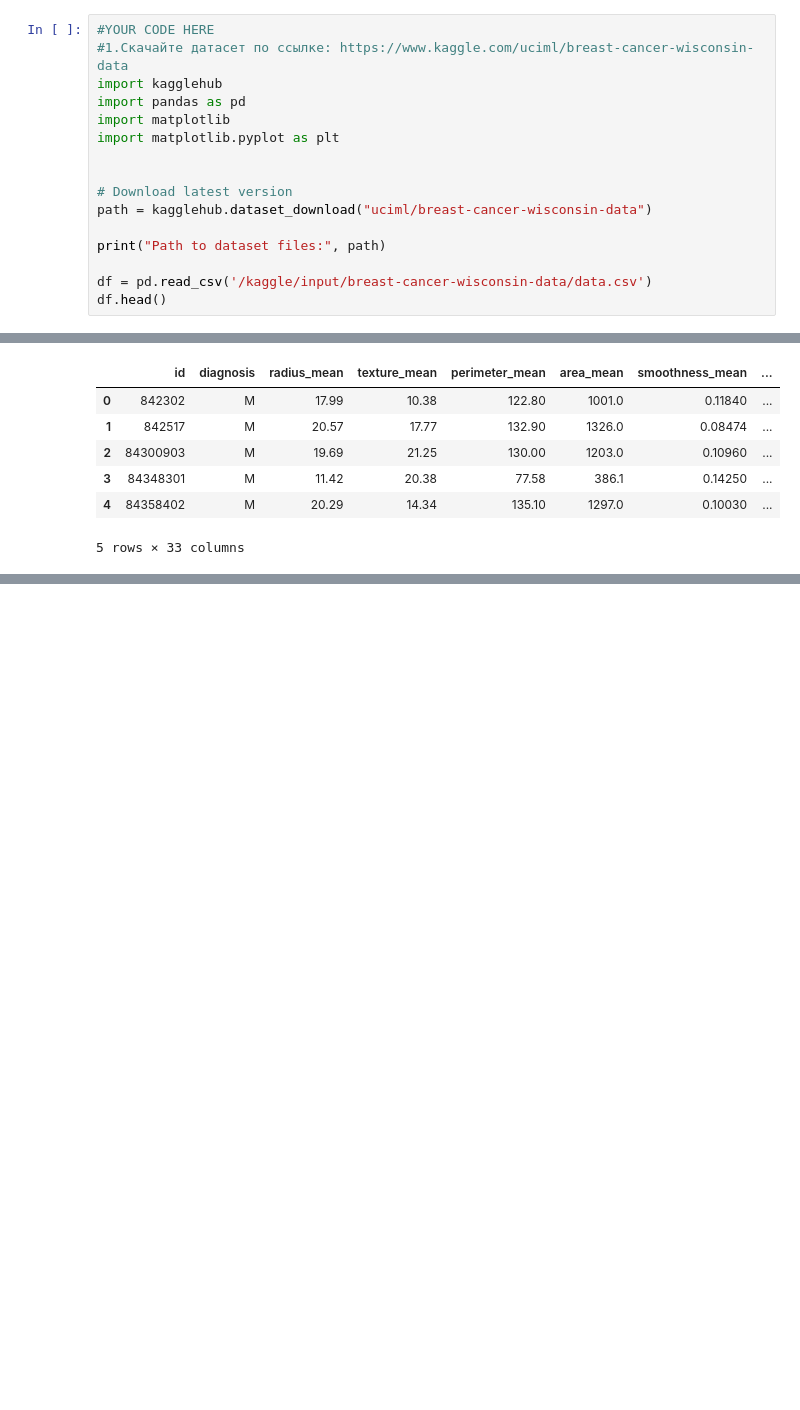
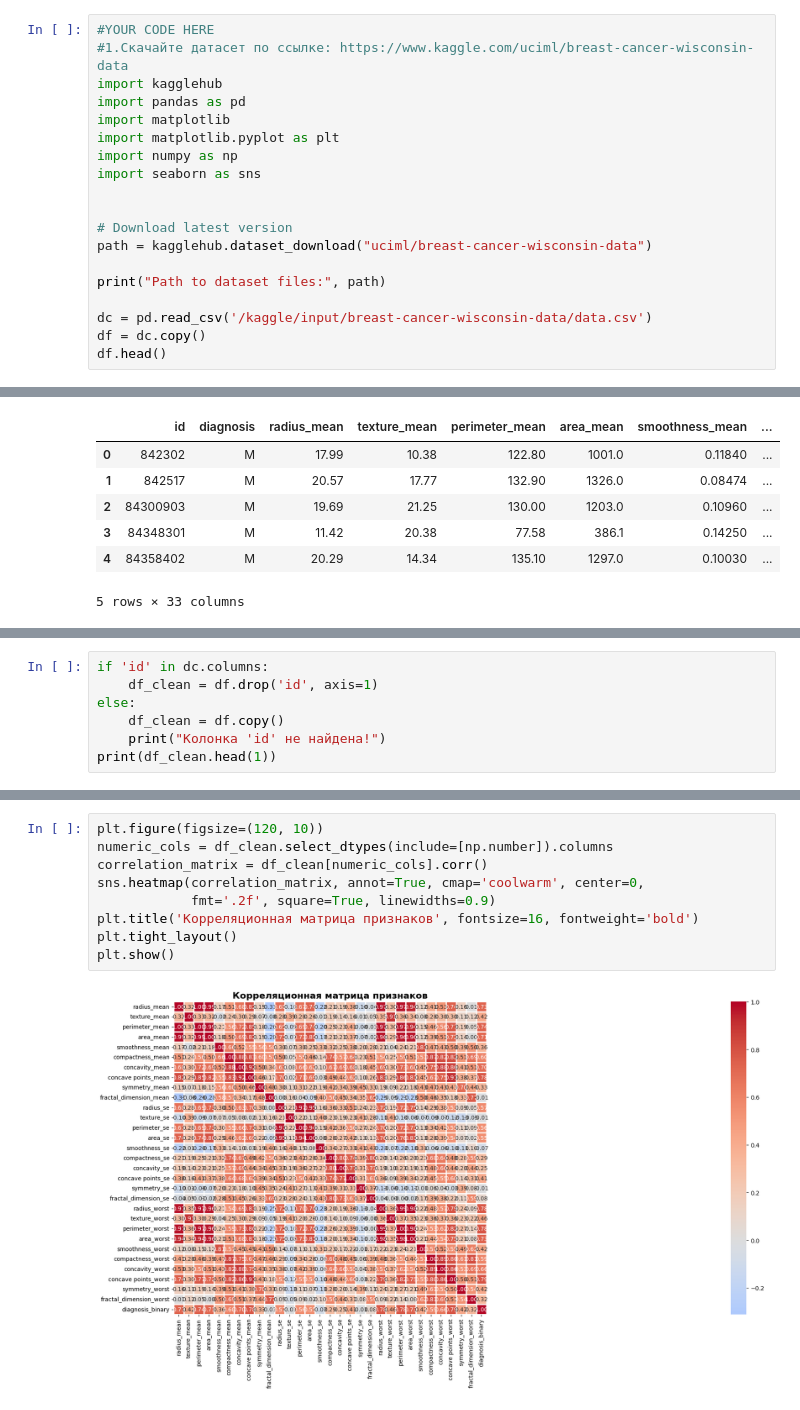
Before and after one commit to Ma-rCh/ML-Basic, a Jupyter notebook: homework_09/homework_09.ipynb, the cells around one changed output, grey strips where cells are left out. Cells and saved outputs as stored; diff of their text form; blank space fills up the shorter version.

```diff
--- a/homework_09/homework_09.ipynb
+++ b/homework_09/homework_09.ipynb
@@ -7,6 +7,8 @@ import kagglehub
 import pandas as pd
 import matplotlib
 import matplotlib.pyplot as plt
+import numpy as np
+import seaborn as sns
 
 
 # Download latest version
@@ -14,7 +16,8 @@ path = kagglehub.dataset_download("uciml/breast-cancer-wisconsin-data")
 
 print("Path to dataset files:", path)
 
-df = pd.read_csv('/kaggle/input/breast-cancer-wisconsin-data/data.csv')
+dc = pd.read_csv('/kaggle/input/breast-cancer-wisconsin-data/data.csv')
+df = dc.copy()
 df.head()
 # %% [output]
 Using Colab cache for faster access to the 'breast-cancer-wisconsin-data' dataset.
@@ -71,3 +67,10 @@ B    357
 M    212
 Name: count, dtype: int64
 [figure]
+# %%
+if 'id' in dc.columns:
+    df_clean = df.drop('id', axis=1)
+else:
+    df_clean = df.copy()
+    print("Колонка 'id' не найдена!")
+print(df_clean.head(1))
@@ -110,0 +327,11 @@ comparison = pd.DataFrame({
+# %%
+plt.figure(figsize=(120, 10))
+numeric_cols = df_clean.select_dtypes(include=[np.number]).columns
+correlation_matrix = df_clean[numeric_cols].corr()
+sns.heatmap(correlation_matrix, annot=True, cmap='coolwarm', center=0,
+            fmt='.2f', square=True, linewidths=0.9)
+plt.title('Корреляционная матрица признаков', fontsize=16, fontweight='bold')
+plt.tight_layout()
+plt.show()
+# %% [output]
+[figure, added]
```
Also changed, not shown: parts of 18 cells of this notebook.
